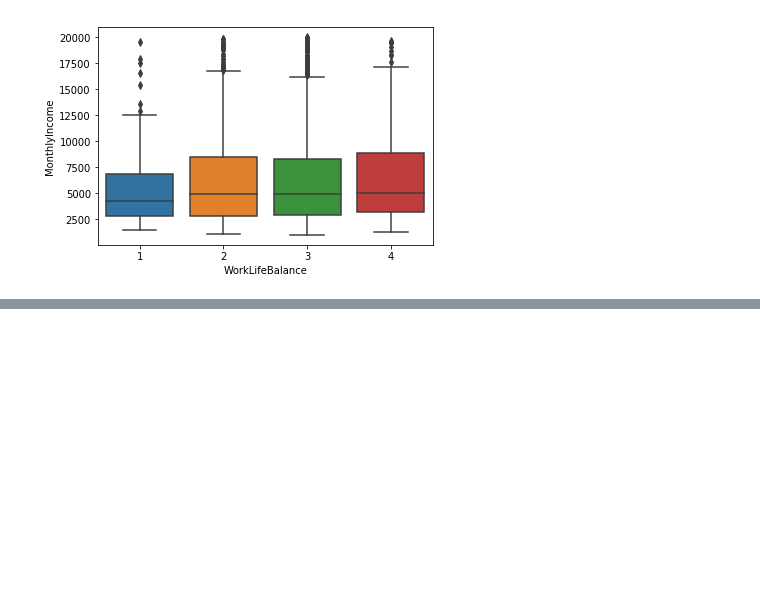
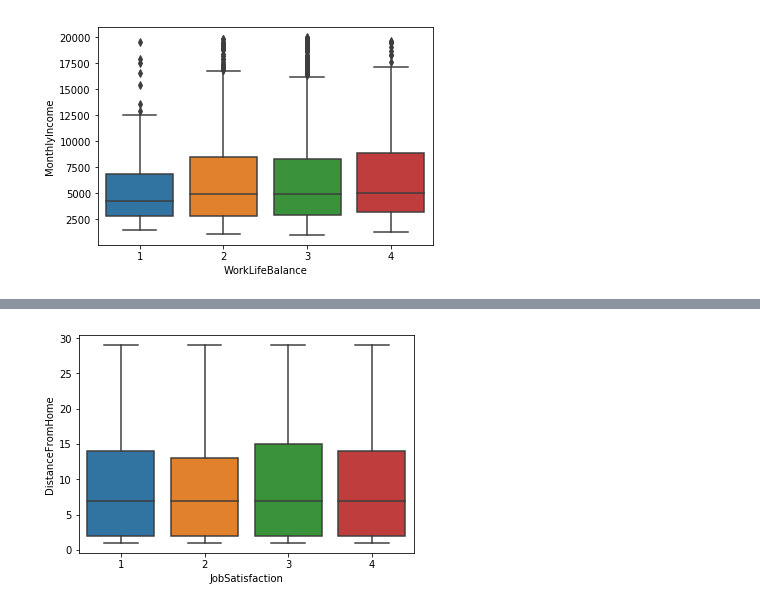
Before and after one commit to tonnykwon/naver-project, a Jupyter notebook: EDA.ipynb, the cells around one changed output, grey strips where cells are left out. Drawn from its saved outputs; the diff is of its cells as text; code cells hidden in the pictures; blank space fills up the shorter version.

```diff
--- a/EDA.ipynb
+++ b/EDA.ipynb
@@ -252,0 +260,5 @@ plt.show()
+# %%
+sns.boxplot(x="JobSatisfaction", y="DistanceFromHome", data=hr_data)
+plt.show()
+# %% [output]
+[figure, added]
```
Also changed, not shown: parts of 17 cells of this notebook.
